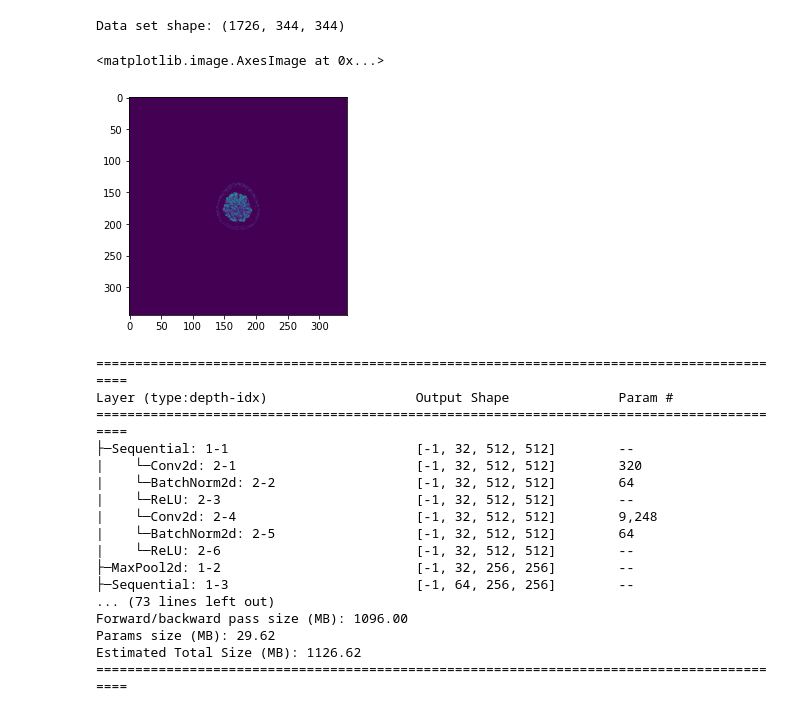
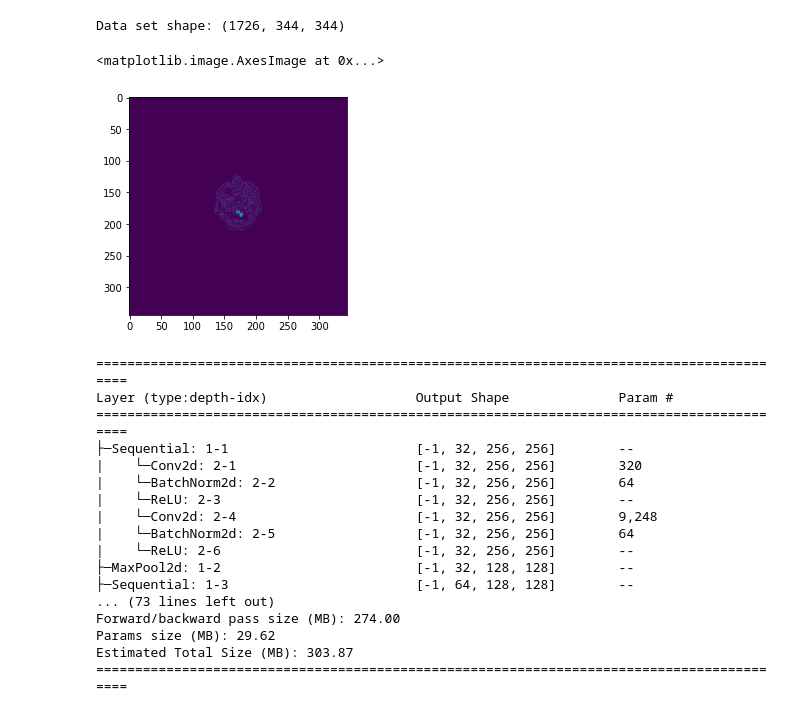
Before and after one commit to mabelzunce/PETDenoising, a Jupyter notebook: cnn/python/unet.ipynb, the cells around one changed output. Drawn from its saved outputs; the diff is of its cells as text; code cells hidden in the pictures.

Commit message:
Unet : error al entrenar

```diff
--- a/cnn/python/unet.ipynb
+++ b/cnn/python/unet.ipynb
@@ -25,10 +25,10 @@ print("Data set shape:",img_groundTruth.shape)
 # %% [output]
 Data set shape: (1726, 344, 344)
 # %%
-plt.imshow(img_noisyDataSet2[500,:,:])
+plt.imshow(img_noisyDataSet2[780,:,:])
 # %% [output]
 <matplotlib.image.AxesImage at 0x...>
-[figure, old version]
+[figure, new version]
 # %%
 class Unet(nn.Module):
 
@@ -184,21 +186,21 @@ if __name__ == '__main__':
 # %%
 from torchsummary import summary
-summary = summary(model, image)
+summary = summary(unet, image)
 # %% [output]
 ==========================================================================================
 Layer (type:depth-idx)                   Output Shape              Param #
 ==========================================================================================
-├─Sequential: 1-1                        [-1, 32, 512, 512]        --
-|    └─Conv2d: 2-1                       [-1, 32, 512, 512]        320
-|    └─BatchNorm2d: 2-2                  [-1, 32, 512, 512]        64
-|    └─ReLU: 2-3                         [-1, 32, 512, 512]        --
-|    └─Conv2d: 2-4                       [-1, 32, 512, 512]        9,248
-|    └─BatchNorm2d: 2-5                  [-1, 32, 512, 512]        64
-|    └─ReLU: 2-6                         [-1, 32, 512, 512]        --
-├─MaxPool2d: 1-2                         [-1, 32, 256, 256]        --
-├─Sequential: 1-3                        [-1, 64, 256, 256]        --
+├─Sequential: 1-1                        [-1, 32, 256, 256]        --
+|    └─Conv2d: 2-1                       [-1, 32, 256, 256]        320
+|    └─BatchNorm2d: 2-2                  [-1, 32, 256, 256]        64
+|    └─ReLU: 2-3                         [-1, 32, 256, 256]        --
+|    └─Conv2d: 2-4                       [-1, 32, 256, 256]        9,248
+|    └─BatchNorm2d: 2-5                  [-1, 32, 256, 256]        64
+|    └─ReLU: 2-6                         [-1, 32, 256, 256]        --
+├─MaxPool2d: 1-2                         [-1, 32, 128, 128]        --
+├─Sequential: 1-3                        [-1, 64, 128, 128]        --
 ... (73 lines left out)
-Forward/backward pass size (MB): 1096.00
+Forward/backward pass size (MB): 274.00
 Params size (MB): 29.62
-Estimated Total Size (MB): 1126.62
+Estimated Total Size (MB): 303.87
 ==========================================================================================
```
Also changed, not shown: parts of 7 cells of this notebook.
